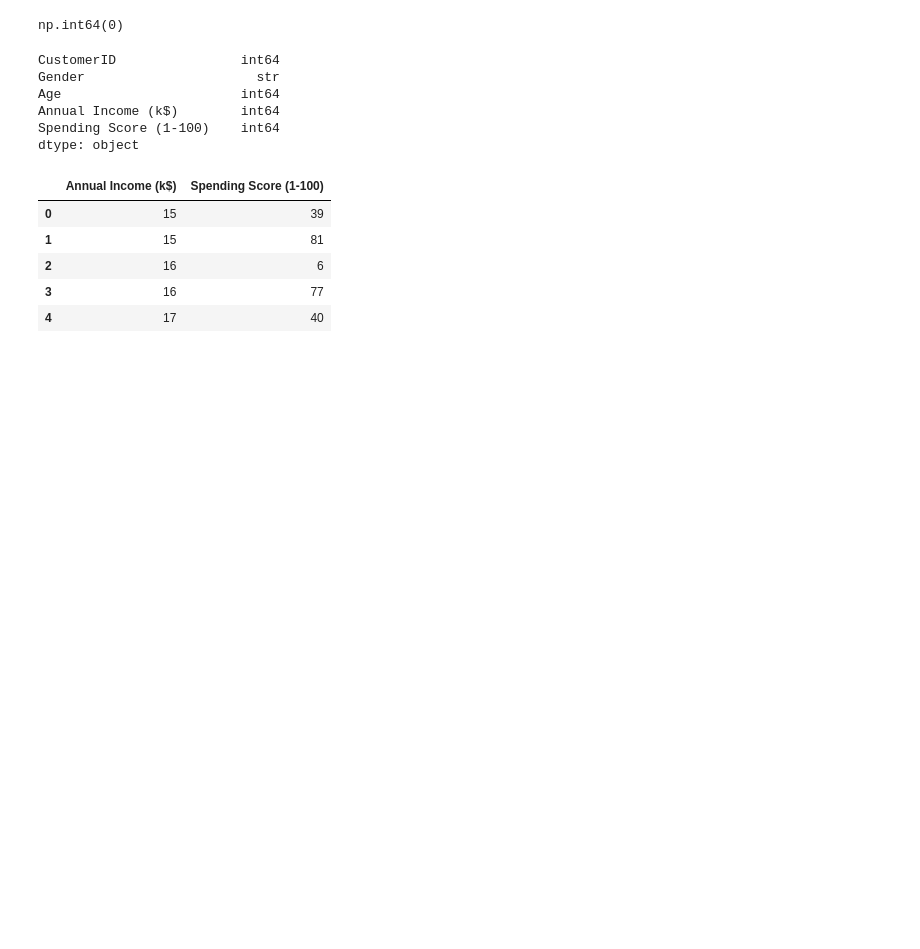
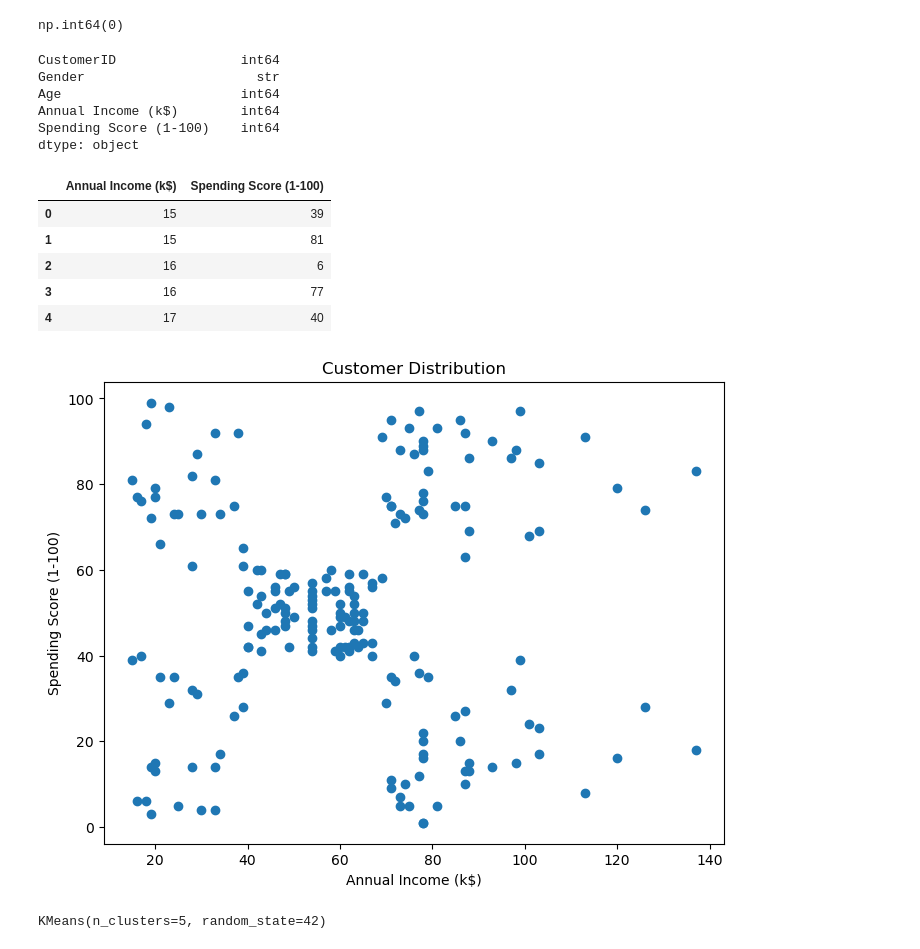
Before and after one commit to Drashti-007/Customer-Segmentation-Analysis, a Jupyter notebook: notebooks/mall_customer_segmentation.ipynb, the cells around one changed output. Saved outputs shown, nothing was run; the diff lists cells and outputs as text; code cells hidden in the pictures; blank space fills up the shorter version.

```diff
--- a/notebooks/mall_customer_segmentation.ipynb
+++ b/notebooks/mall_customer_segmentation.ipynb
@@ -85,3 +85,16 @@ X.head()
 | 2 | 16 | 6 |
 | 3 | 16 | 77 |
 | 4 | 17 | 40 |
+# %%
+import matplotlib.pyplot as plt
+
+plt.figure(figsize=(8,6))
+plt.scatter(X["Annual Income (k$)"], X["Spending Score (1-100)"])
+
+plt.title("Customer Distribution")
+plt.xlabel("Annual Income (k$)")
+plt.ylabel("Spending Score (1-100)")
+
+plt.show()
+# %% [output]
+[figure, added]
@@ -87,0 +108,4 @@ X.head()
+# %%
+kmeans.fit(X)
+# %% [output]
+KMeans(n_clusters=5, random_state=42)
```
Also changed, not shown: parts of 4 cells of this notebook.
